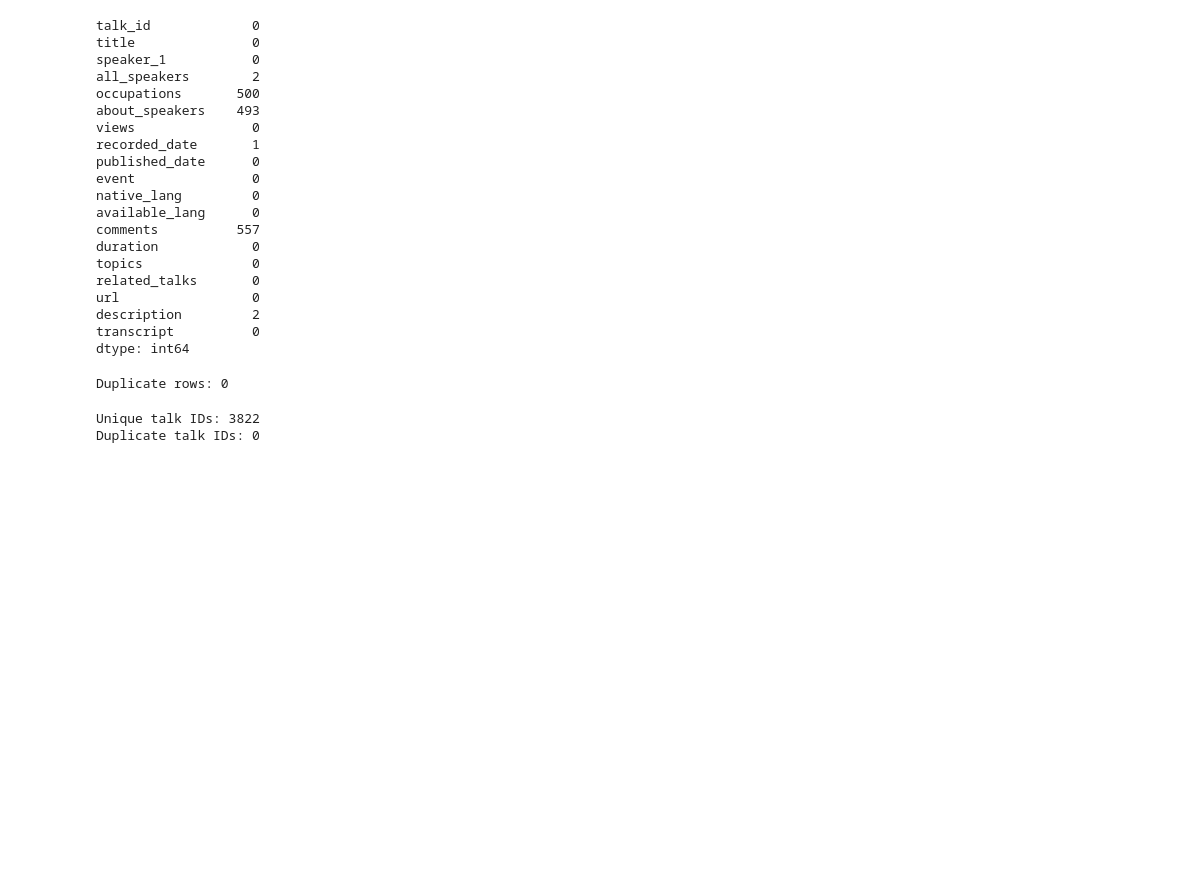
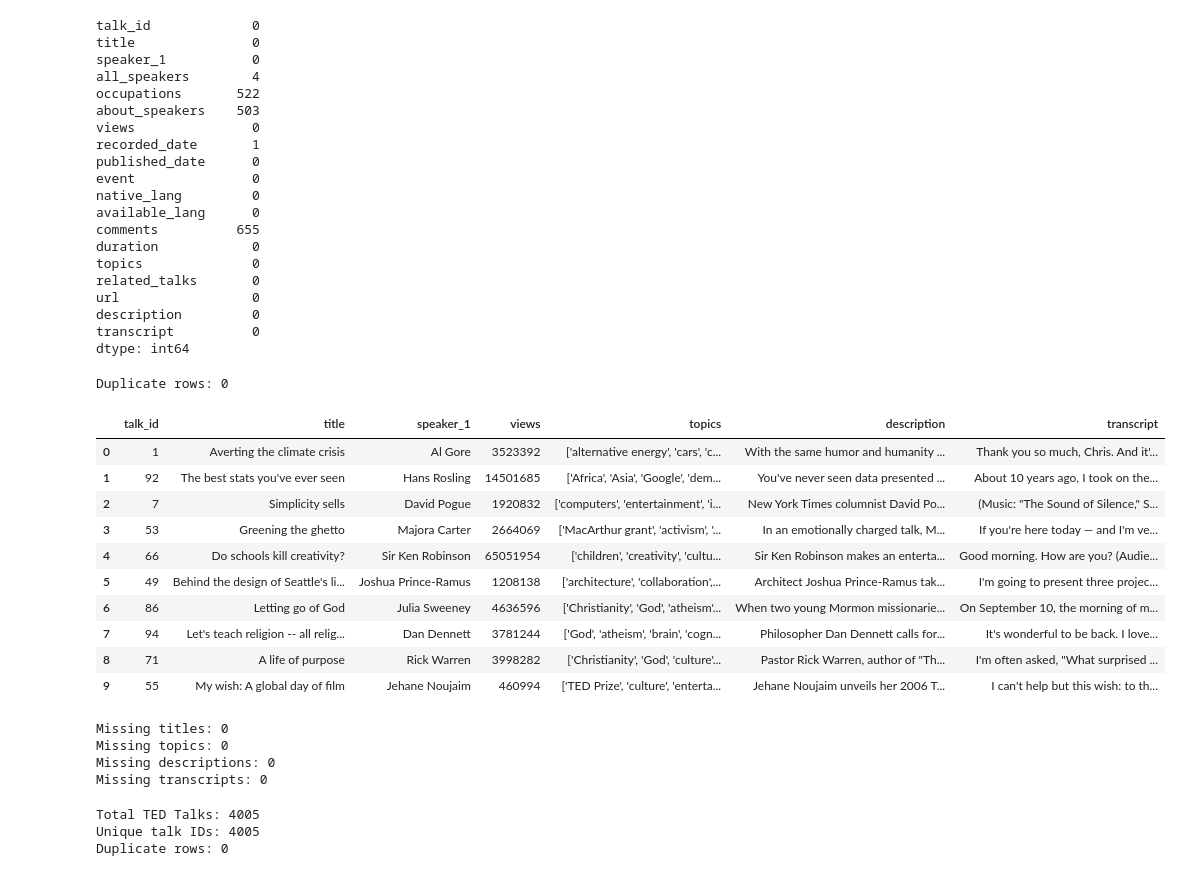
Before and after one commit to springboardmentor098/TED-TALK-RECOMMENDATION-SYSTEM, a Jupyter notebook: 01_data_exploration.ipynb, the cells around one changed output. Saved outputs shown, nothing was run; the diff lists cells and outputs as text; code cells hidden in the pictures; blank space fills up the shorter version.

```diff
--- a/01_data_exploration.ipynb
+++ b/01_data_exploration.ipynb
@@ -50,0 +10,8 @@ memory usage: 567.5+ KB
+# %%
+import pandas as pd
+
+df = pd.read_csv(
+    r"C:\Users\anish\ted-talks-recommender\data\raw\2020-05-01\ted_talks_en.csv"
+)
+
+df.head()
@@ -54,39 +54,57 @@ print(df.isnull().sum())
 talk_id             0
 title               0
 speaker_1           0
-all_speakers        2
-occupations       500
-about_speakers    493
+all_speakers        4
+occupations       522
+about_speakers    503
 views               0
 recorded_date       1
 published_date      0
 event               0
 native_lang         0
 available_lang      0
-comments          557
+comments          655
 duration            0
 topics              0
 related_talks       0
 url                 0
-description         2
+description         0
 transcript          0
 dtype: int64
 # %%
 print("Duplicate rows:", df.duplicated().sum())
 # %% [output]
 Duplicate rows: 0
-# %%
-if "talk_id" in df.columns:
-    print("Unique talk IDs:", df["talk_id"].nunique())
-    print("Duplicate talk IDs:", df["talk_id"].duplicated().sum())
-elif "id" in df.columns:
-    print("Unique IDs:", df["id"].nunique())
-    print("Duplicate IDs:", df["id"].duplicated().sum())
-elif "url" in df.columns:
-    print("Unique URLs:", df["url"].nunique())
-    print("Duplicate URLs:", df["url"].duplicated().sum())
-else:
-    print("No obvious identifier column found.")
-# %% [output]
-Unique talk IDs: 3822
-Duplicate talk IDs: 0
+# %%
+df[["talk_id", "title", "speaker_1", "views",
+    "topics", "description", "transcript"]].head(10)
+# %% [output]
+|  | talk_id | title | speaker_1 | views | topics | description | transcript |
+| 0 | 1 | Averting the climate crisis | Al Gore | 3523392 | ['alternative energy', 'cars', 'c... | With the same humor and humanity ... | Thank you so much, Chris. And it'... |
+| 1 | 92 | The best stats you've ever seen | Hans Rosling | 14501685 | ['Africa', 'Asia', 'Google', 'dem... | You've never seen data presented ... | About 10 years ago, I took on the... |
+| 2 | 7 | Simplicity sells | David Pogue | 1920832 | ['computers', 'entertainment', 'i... | New York Times columnist David Po... | (Music: "The Sound of Silence," S... |
+| 3 | 53 | Greening the ghetto | Majora Carter | 2664069 | ['MacArthur grant', 'activism', '... | In an emotionally charged talk, M... | If you're here today — and I'm ve... |
+| 4 | 66 | Do schools kill creativity? | Sir Ken Robinson | 65051954 | ['children', 'creativity', 'cultu... | Sir Ken Robinson makes an enterta... | Good morning. How are you? (Audie... |
+| 5 | 49 | Behind the design of Seattle's li... | Joshua Prince-Ramus | 1208138 | ['architecture', 'collaboration',... | Architect Joshua Prince-Ramus tak... | I'm going to present three projec... |
+| 6 | 86 | Letting go of God | Julia Sweeney | 4636596 | ['Christianity', 'God', 'atheism'... | When two young Mormon missionarie... | On September 10, the morning of m... |
+| 7 | 94 | Let's teach religion -- all relig... | Dan Dennett | 3781244 | ['God', 'atheism', 'brain', 'cogn... | Philosopher Dan Dennett calls for... | It's wonderful to be back. I love... |
+| 8 | 71 | A life of purpose | Rick Warren | 3998282 | ['Christianity', 'God', 'culture'... | Pastor Rick Warren, author of "Th... | I'm often asked, "What surprised ... |
+| 9 | 55 | My wish: A global day of film | Jehane Noujaim | 460994 | ['TED Prize', 'culture', 'enterta... | Jehane Noujaim unveils her 2006 T... | I can't help but this wish: to th... |
+# %%
+print("Missing titles:", df["title"].isnull().sum())
+print("Missing topics:", df["topics"].isnull().sum())
+print("Missing descriptions:", df["description"].isnull().sum())
+print("Missing transcripts:", df["transcript"].isnull().sum())
+# %% [output]
+Missing titles: 0
+Missing topics: 0
+Missing descriptions: 0
+Missing transcripts: 0
+# %%
+print("Total TED Talks:", len(df))
+print("Unique talk IDs:", df["talk_id"].nunique())
+print("Duplicate rows:", df.duplicated().sum())
+# %% [output]
+Total TED Talks: 4005
+Unique talk IDs: 4005
+Duplicate rows: 0
```
Also changed, not shown: parts of 15 cells of this notebook, 6 other files.
